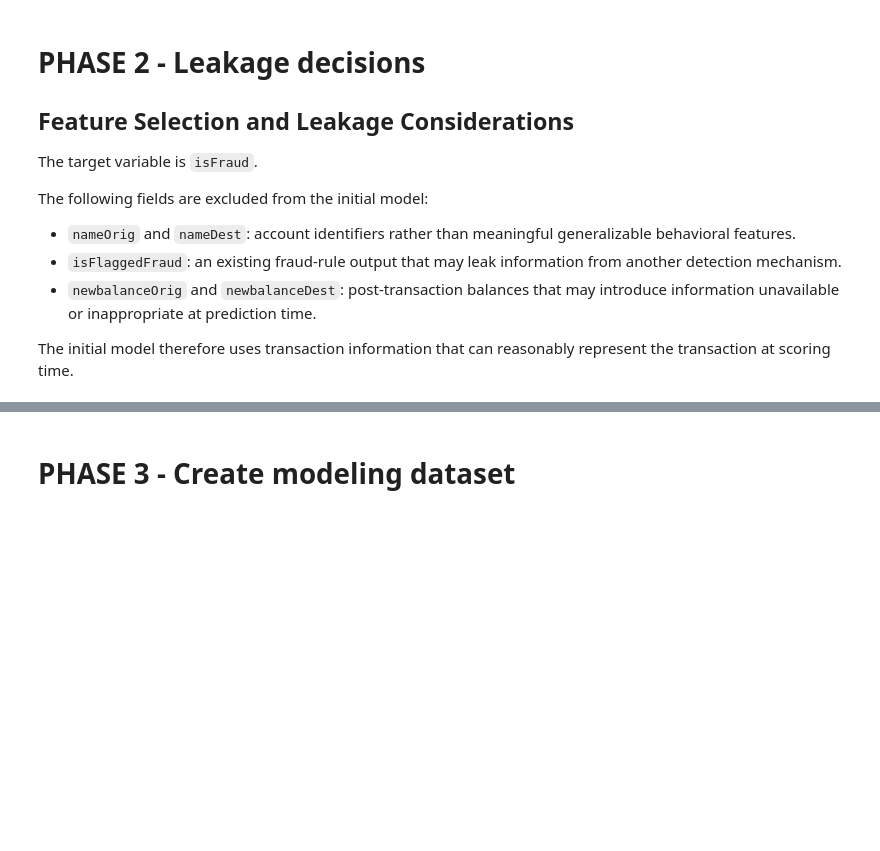
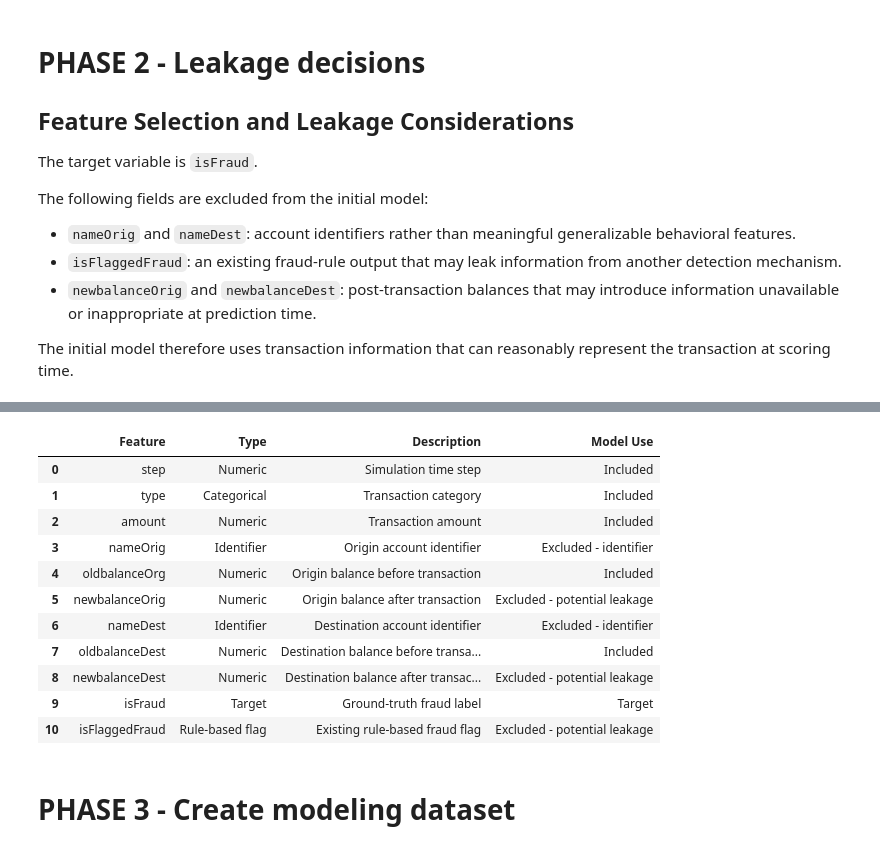
Before and after one commit to RawanHanyy/FraudShield-AI, a Jupyter notebook: notebooks/FraudShield_AI_Graduation_Project.ipynb, the cells around one changed output, grey strips where cells are left out. Cells and saved outputs as stored; diff of their text form; code cells hidden in the pictures; blank space fills up the shorter version.

Commit message:
feat: finalize FraudShield AI training evaluation and deployment workflow

```diff
--- a/notebooks/FraudShield_AI_Graduation_Project.ipynb
+++ b/notebooks/FraudShield_AI_Graduation_Project.ipynb
@@ -160,2 +249,75 @@ The initial model therefore uses transaction information that can reasonably rep
+# %%
+feature_dictionary = pd.DataFrame({
+    "Feature": [
+        "step",
+        "type",
+        "amount",
+        "nameOrig",
+        "oldbalanceOrg",
+        "newbalanceOrig",
+        "nameDest",
+        "oldbalanceDest",
+        "newbalanceDest",
+        "isFraud",
+        "isFlaggedFraud"
+    ],
+
+    "Type": [
+        "Numeric",
+        "Categorical",
+        "Numeric",
+        "Identifier",
+        "Numeric",
+        "Numeric",
+        "Identifier",
+        "Numeric",
+        "Numeric",
+        "Target",
+        "Rule-based flag"
+    ],
+
+    "Description": [
+        "Simulation time step",
+        "Transaction category",
+        "Transaction amount",
+        "Origin account identifier",
+        "Origin balance before transaction",
+        "Origin balance after transaction",
+        "Destination account identifier",
+        "Destination balance before transaction",
+        "Destination balance after transaction",
+        "Ground-truth fraud label",
+        "Existing rule-based fraud flag"
+    ],
+
+    "Model Use": [
+        "Included",
+        "Included",
+        "Included",
+        "Excluded - identifier",
+        "Included",
+        "Excluded - potential leakage",
+        "Excluded - identifier",
+        "Included",
+        "Excluded - potential leakage",
+        "Target",
+        "Excluded - potential leakage"
+    ]
+})
+
+feature_dictionary
+# %% [output]
+|  | Feature | Type | Description | Model Use |
+| 0 | step | Numeric | Simulation time step | Included |
+| 1 | type | Categorical | Transaction category | Included |
+| 2 | amount | Numeric | Transaction amount | Included |
+| 3 | nameOrig | Identifier | Origin account identifier | Excluded - identifier |
+| 4 | oldbalanceOrg | Numeric | Origin balance before transaction | Included |
+| 5 | newbalanceOrig | Numeric | Origin balance after transaction | Excluded - potential leakage |
+| 6 | nameDest | Identifier | Destination account identifier | Excluded - identifier |
+| 7 | oldbalanceDest | Numeric | Destination balance before transa... | Included |
+| 8 | newbalanceDest | Numeric | Destination balance after transac... | Excluded - potential leakage |
+| 9 | isFraud | Target | Ground-truth fraud label | Target |
+| 10 | isFlaggedFraud | Rule-based flag | Existing rule-based fraud flag | Excluded - potential leakage |
 # %% [markdown]
 # **PHASE 3 - Create modeling dataset**
```
Also changed, not shown: parts of 22 cells of this notebook.
